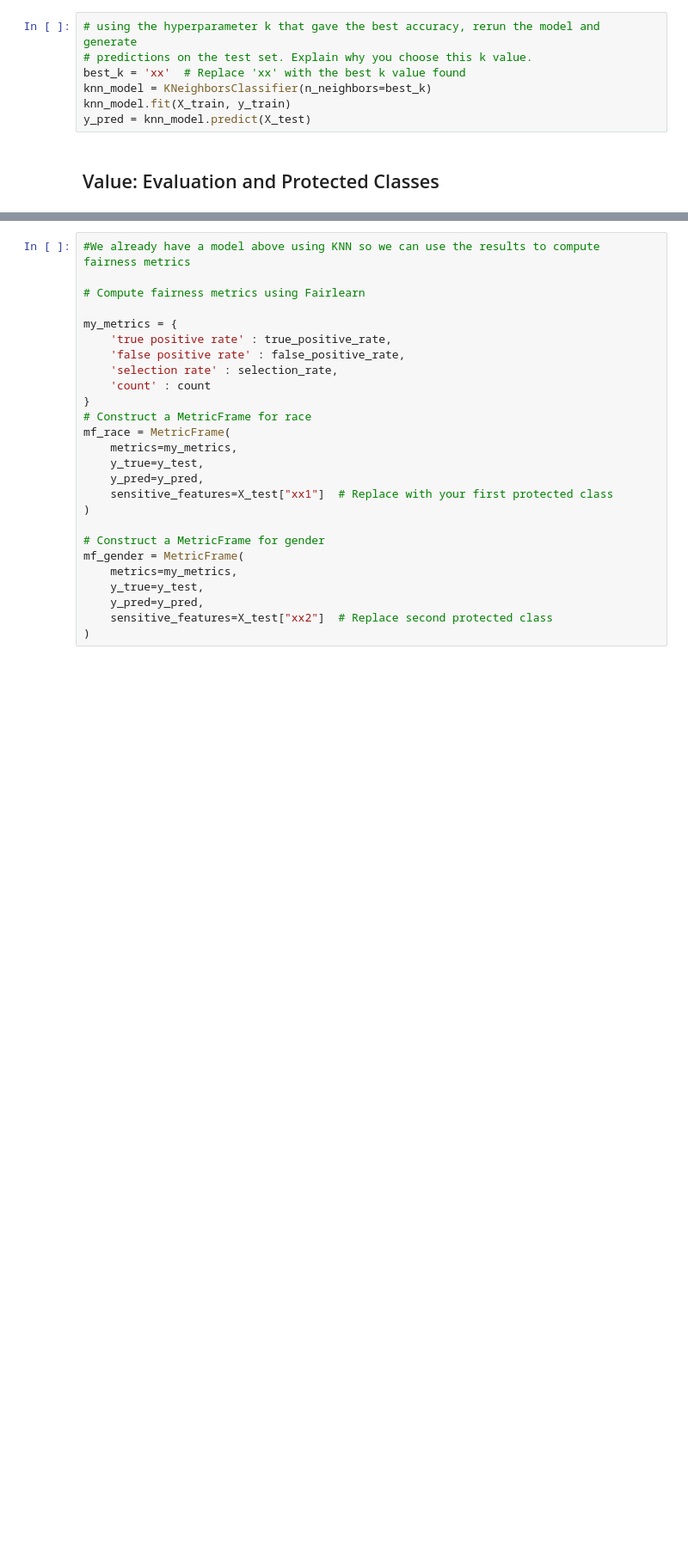
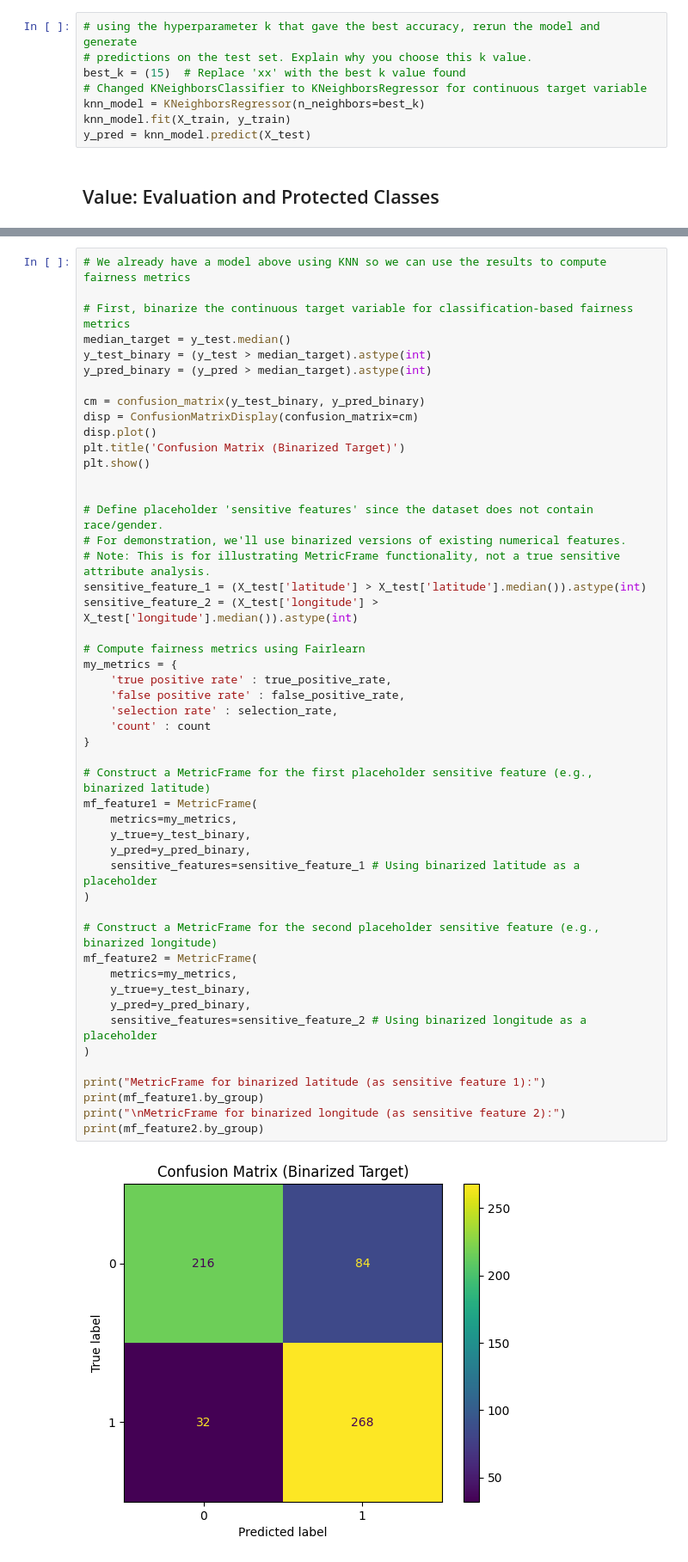
Before and after one commit to katie2007-v/ds1001_final, a Jupyter notebook: ds1001_final/notebooks/Final_Project_Notebook.ipynb, the cells around one changed output, grey strips where cells are left out. Shown at 86% size. Cells and saved outputs as stored; diff of their text form; blank space fills up the shorter version.

```diff
--- a/ds1001_final/notebooks/Final_Project_Notebook.ipynb
+++ b/ds1001_final/notebooks/Final_Project_Notebook.ipynb
@@ -234,8 +262,9 @@ plt.show()
 # %%
 # using the hyperparameter k that gave the best accuracy, rerun the model and generate
 # predictions on the test set. Explain why you choose this k value.
-best_k = 'xx'  # Replace 'xx' with the best k value found
-knn_model = KNeighborsClassifier(n_neighbors=best_k)
+best_k = (15)  # Replace 'xx' with the best k value found
+# Changed KNeighborsClassifier to KNeighborsRegressor for continuous target variable
+knn_model = KNeighborsRegressor(n_neighbors=best_k)
 knn_model.fit(X_train, y_train)
 y_pred = knn_model.predict(X_test)
 # %% [markdown]
@@ -251,26 +296,51 @@ plt.show()
 # %%
-#We already have a model above using KNN so we can use the results to compute fairness metrics
+# We already have a model above using KNN so we can use the results to compute fairness metrics
+
+# First, binarize the continuous target variable for classification-based fairness metrics
+median_target = y_test.median()
+y_test_binary = (y_test > median_target).astype(int)
+y_pred_binary = (y_pred > median_target).astype(int)
+
+cm = confusion_matrix(y_test_binary, y_pred_binary)
+disp = ConfusionMatrixDisplay(confusion_matrix=cm)
+disp.plot()
+plt.title('Confusion Matrix (Binarized Target)')
+plt.show()
+
+
+# Define placeholder 'sensitive features' since the dataset does not contain race/gender.
+# For demonstration, we'll use binarized versions of existing numerical features.
+# Note: This is for illustrating MetricFrame functionality, not a true sensitive attribute analysis.
+sensitive_feature_1 = (X_test['latitude'] > X_test['latitude'].median()).astype(int)
+sensitive_feature_2 = (X_test['longitude'] > X_test['longitude'].median()).astype(int)
 
 # Compute fairness metrics using Fairlearn
-
 my_metrics = {
     'true positive rate' : true_positive_rate,
     'false positive rate' : false_positive_rate,
     'selection rate' : selection_rate,
     'count' : count
 }
-# Construct a MetricFrame for race
-mf_race = MetricFrame(
+
+# Construct a MetricFrame for the first placeholder sensitive feature (e.g., binarized latitude)
+mf_feature1 = MetricFrame(
     metrics=my_metrics,
-    y_true=y_test,
-    y_pred=y_pred,
-    sensitive_features=X_test["xx1"]  # Replace with your first protected class
+    y_true=y_test_binary,
+    y_pred=y_pred_binary,
+    sensitive_features=sensitive_feature_1 # Using binarized latitude as a placeholder
 )
 
-# Construct a MetricFrame for gender
-mf_gender = MetricFrame(
+# Construct a MetricFrame for the second placeholder sensitive feature (e.g., binarized longitude)
+mf_feature2 = MetricFrame(
     metrics=my_metrics,
-    y_true=y_test,
-    y_pred=y_pred,
-    sensitive_features=X_test["xx2"]  # Replace second protected class
+    y_true=y_test_binary,
+    y_pred=y_pred_binary,
+    sensitive_features=sensitive_feature_2 # Using binarized longitude as a placeholder
 )
+
+print("MetricFrame for binarized latitude (as sensitive feature 1):")
+print(mf_feature1.by_group)
+print("\nMetricFrame for binarized longitude (as sensitive feature 2):")
+print(mf_feature2.by_group)
+# %% [output]
+[figure, added]
```
Also changed, not shown: parts of 10 cells of this notebook.
